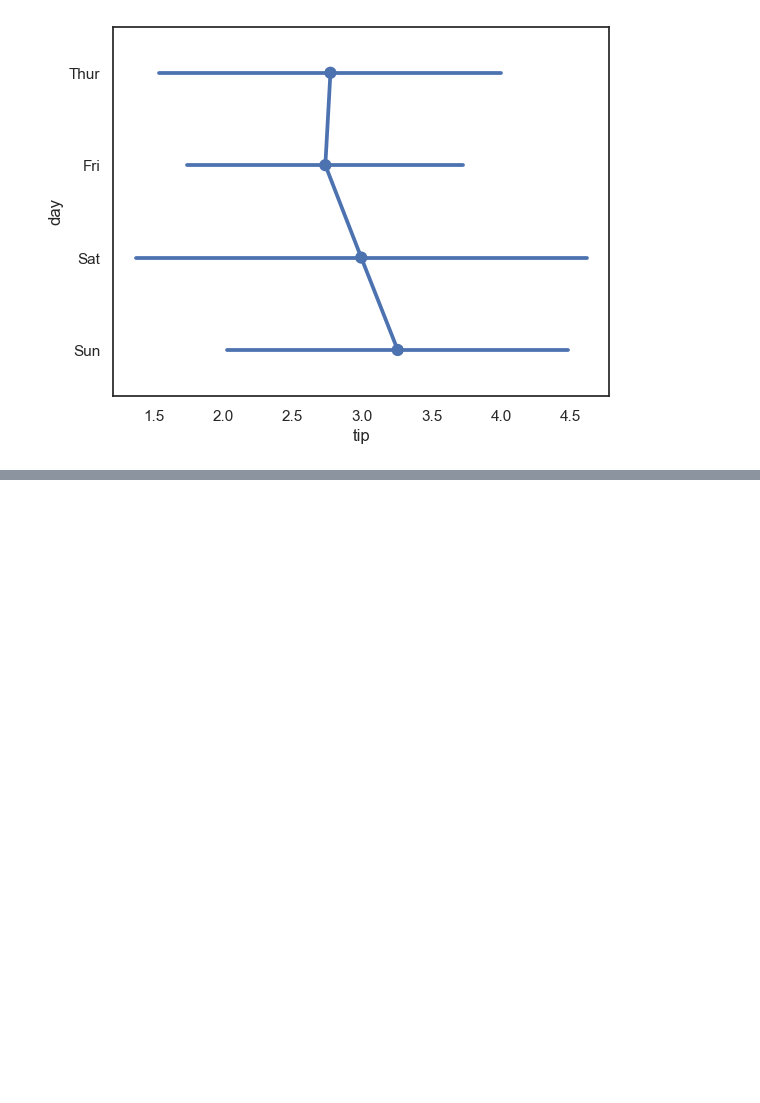
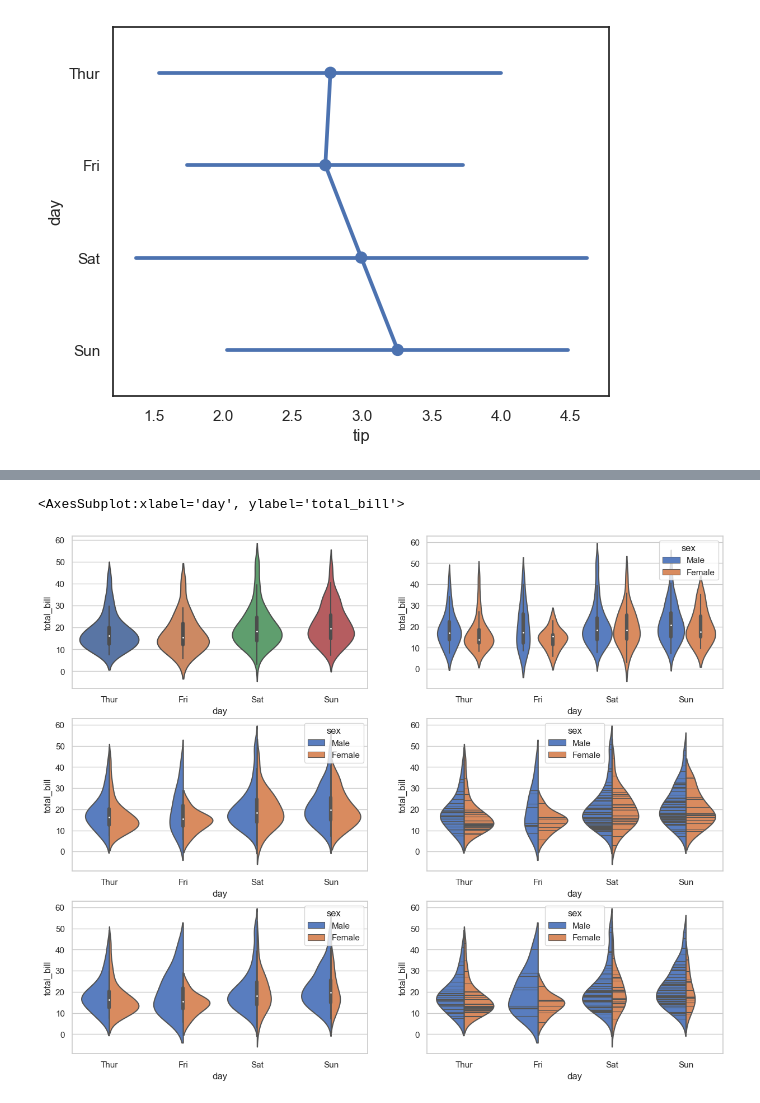
Before and after one commit to madhanl6/Seaborn_viz, a Jupyter notebook: Seaborn viz.ipynb, the cells around one changed output, grey strips where cells are left out. Cells and saved outputs as stored; diff of their text form; code cells hidden in the pictures; blank space fills up the shorter version.

```diff
--- a/Seaborn viz.ipynb
+++ b/Seaborn viz.ipynb
@@ -344,0 +398,23 @@ sns.pointplot(x='tip', y='day', data=df, ci='sd')
+# %%
+fig, axes = plt.subplots(3, 2, figsize=(15,12)) # plot 6 graphs
+
+# vertical violinplot grouped by a categorical variable
+sns.violinplot(x='day', y='total_bill', data=df, ax=axes[0,0])
+
+# vertical violinplot grouped by a categorical variable, set palette
+sns.violinplot(x='day', y='total_bill', data=df, hue='sex', palette='muted', ax=axes[0,1])
+
+# split violins to compare the across the hue variable
+sns.violinplot(x='day', y='total_bill', data=df, hue='sex', palette='muted', split=True, ax=axes[1,0])
+
+# show each observation with a stick inside the violin
+sns.violinplot(x='day', y='total_bill', data=df, hue='sex', palette='muted', split=True, inner='stick', ax=axes[1,1])
+
+# scale the violin width by the number of observations in each bin
+sns.violinplot(x='day', y='total_bill', data=df, hue='sex', palette='muted', split=True, scale='count', ax=axes[2,0])
+
+#Scale the density relative to the counts across all bins
+sns.violinplot(x='day', y='total_bill', data=df, hue='sex', palette='muted', split=True, scale='count', inner='stick', ax=axes[2,1])
+# %% [output]
+<AxesSubplot:xlabel='day', ylabel='total_bill'>
+[figure, added]
```
Also changed, not shown: parts of 15 cells of this notebook.
